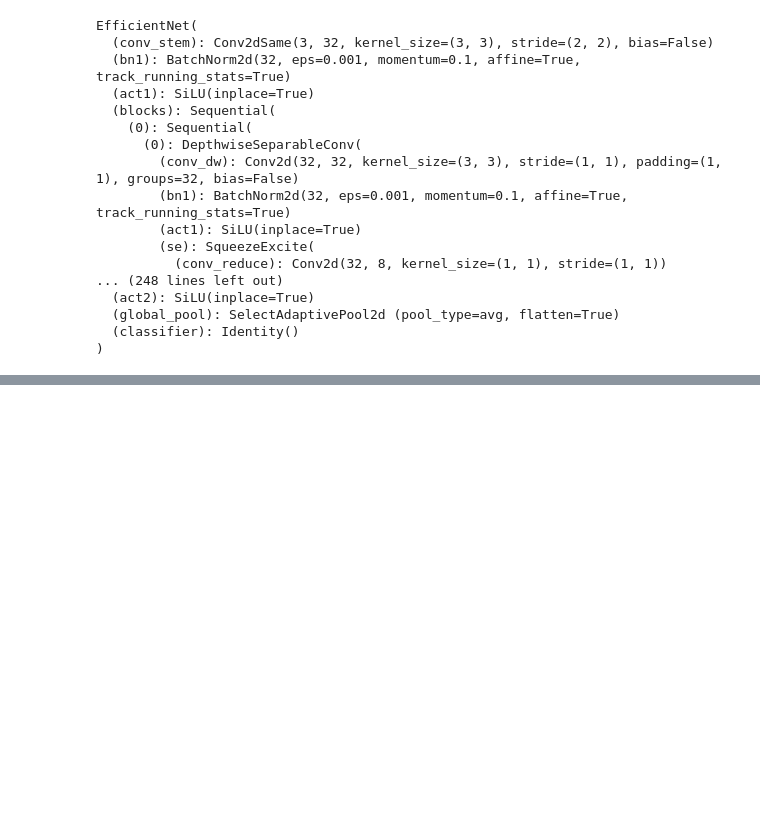
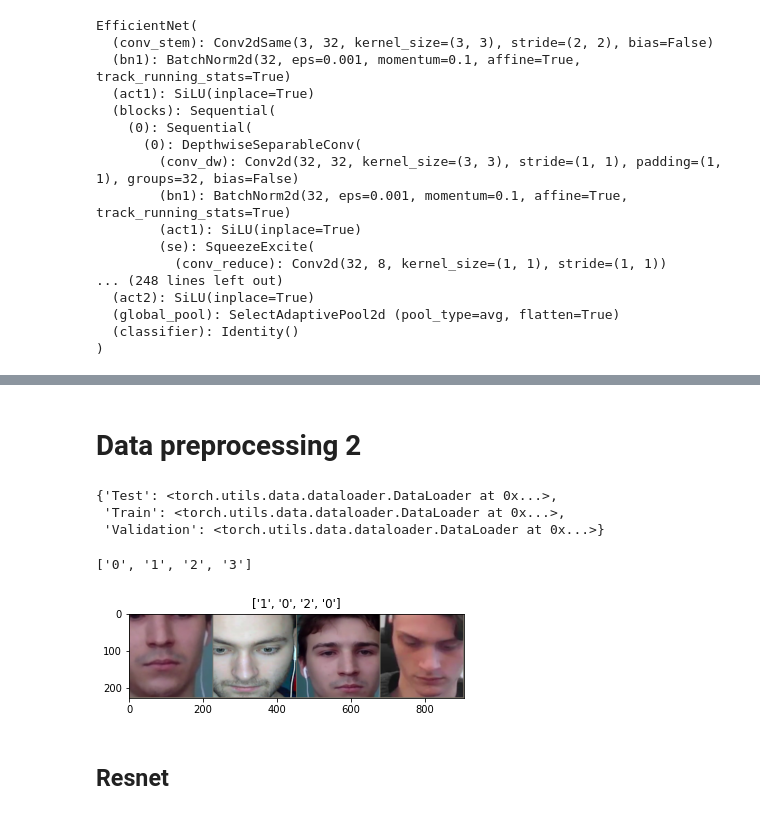
Before and after one commit to Pembo2008/engagement-recognition, a Jupyter notebook: course_project.ipynb, the cells around one changed output, grey strips where cells are left out. Drawn from its saved outputs; the diff is of its cells as text; code cells hidden in the pictures; blank space fills up the shorter version.

```diff
--- a/course_project.ipynb
+++ b/course_project.ipynb
@@ -1205,0 +1275,2 @@ MSE: 2.4294222222222217
+# %% [markdown]
+# Data preprocessing 2
@@ -1205,0 +1307,40 @@ MSE: 2.4294222222222217
+# %%
+dataloaders
+# %% [output]
+{'Test': <torch.utils.data.dataloader.DataLoader at 0x...>,
+ 'Train': <torch.utils.data.dataloader.DataLoader at 0x...>,
+ 'Validation': <torch.utils.data.dataloader.DataLoader at 0x...>}
+# %%
+image_datasets['Test'].classes
+# %% [output]
+['0', '1', '2', '3']
+# %%
+class_names = image_datasets['Train'].classes
+
+device = torch.device("cuda:0" if torch.cuda.is_available() else "cpu")
+# %%
+import torchvision
+
+
+def imshow(inp, title=None):
+    """Imshow for Tensor."""
+    inp = inp.numpy().transpose((1, 2, 0))
+    mean = np.array([0.485, 0.456, 0.406])
+    std = np.array([0.229, 0.224, 0.225])
+    inp = std * inp + mean
+    inp = np.clip(inp, 0, 1)
+    plt.imshow(inp)
+    if title is not None:
+        plt.title(title)
+    plt.pause(0.001)  # pause a bit so that plots are updated
+
+
+# Get a batch of training data
+inputs, classes = next(iter(dataloaders['Train']))
+
+# Make a grid from batch
+out = torchvision.utils.make_grid(inputs)
+
+imshow(out, title=[class_names[x] for x in classes])
+# %% [output]
+[figure, added]
@@ -1205,0 +1442,2 @@ MSE: 2.4294222222222217
+# %% [markdown]
+## Resnet
```
Also changed, not shown: parts of 64 cells of this notebook.
